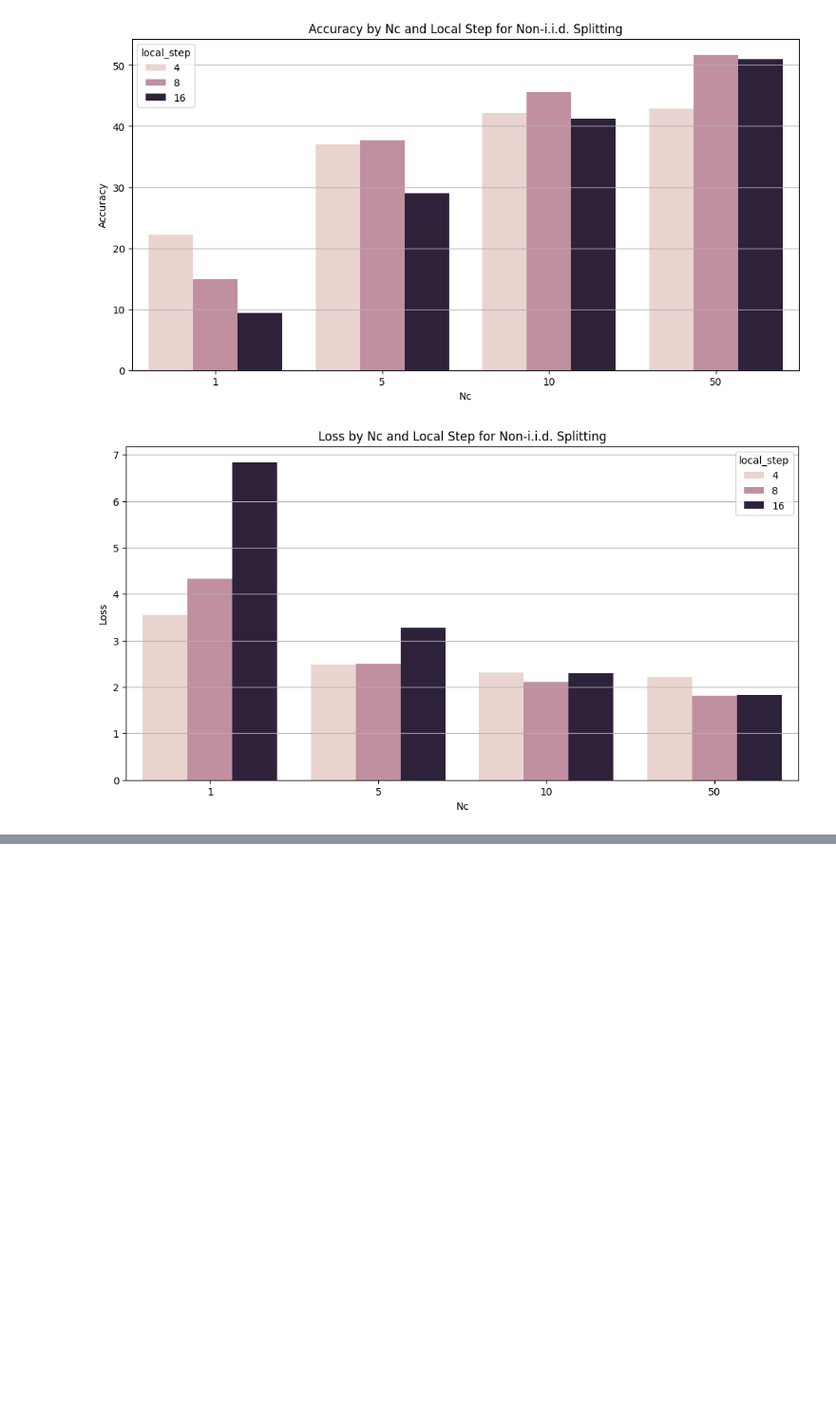
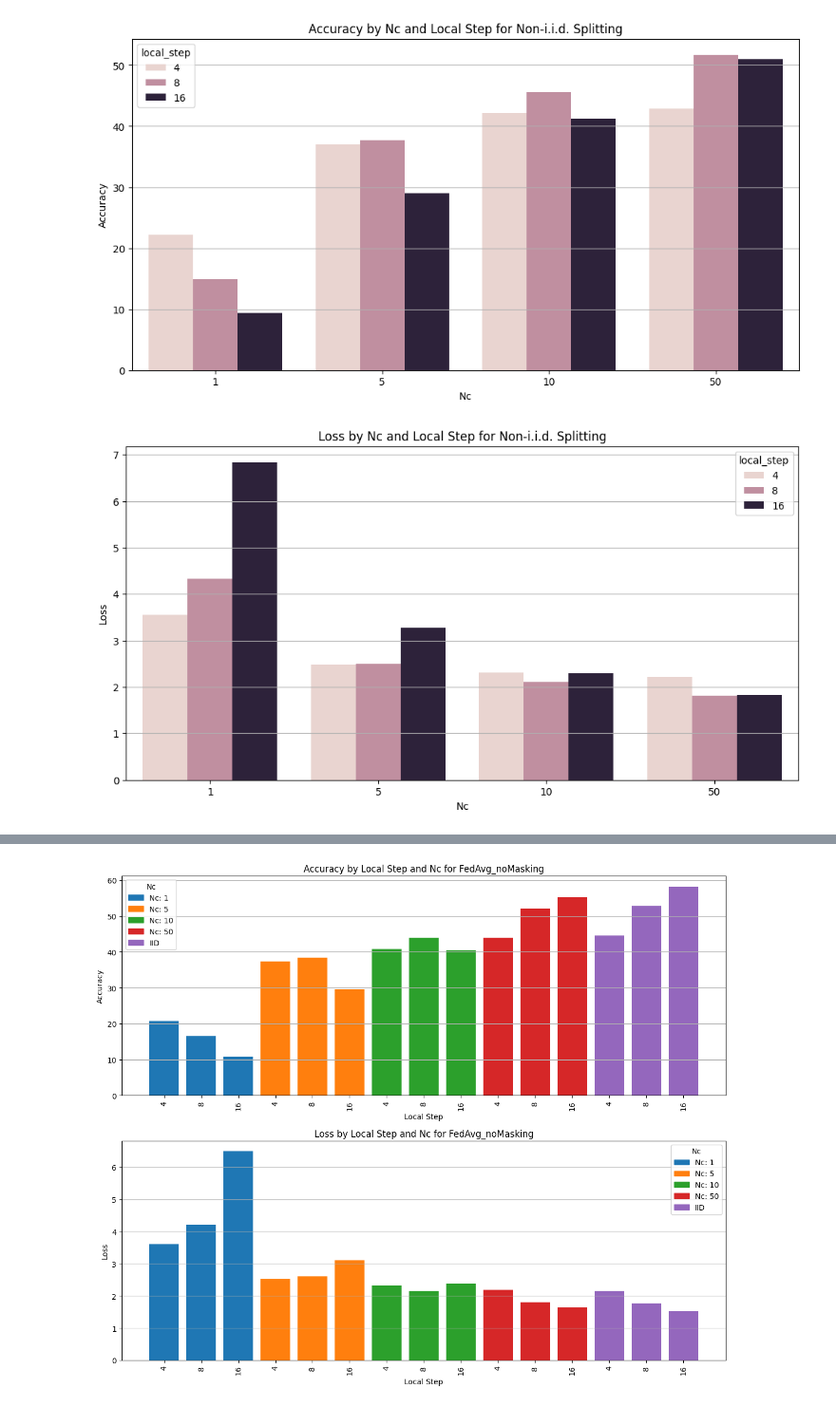
Before and after one commit to mohammad-rahbari/Federated-Learning-MLDL, a Jupyter notebook: notebooks/MLDL_results.ipynb, the cells around one changed output, grey strips where cells are left out. Shown at 95% size. Drawn from its saved outputs; the diff is of its cells as text; code cells hidden in the pictures; blank space fills up the shorter version.

```diff
--- a/notebooks/MLDL_results.ipynb
+++ b/notebooks/MLDL_results.ipynb
@@ -366,3 +308,11 @@ plt.show()
 # %% [output]
 [figure]
 [figure]
+# %%
+global_df1 = pd.read_csv("/content/drive/MyDrive/MLDL_FederatedLearning/csv/global_log.csv")
+global_df2 = pd.read_csv("/content/drive/MyDrive/MLDL_FederatedLearning/csv/global_logxin.csv")
+global_df = pd.concat([global_df1, global_df2])
+
+clien_df1 = pd.read_csv("/content/drive/MyDrive/MLDL_FederatedLearning/csv/client_log.csv")
+clien_df2 = pd.read_csv("/content/drive/MyDrive/MLDL_FederatedLearning/csv/client_logxin.csv")
+clien_df = pd.concat([clien_df1, clien_df2])
@@ -368,0 +420,54 @@ plt.show()
+# %%
+import matplotlib.pyplot as plt
+import seaborn as sns
+import numpy as np
+
+# Filter for FedAvg_noMasking records
+fedavg_nomasking_df = result_df[result_df['aggregation_method'] == 'FedAvg_noMasking']
+
+# Sort by Nc and then local_step
+fedavg_nomasking_df = fedavg_nomasking_df.sort_values(by=['Nc', 'local_step'])
+
+# Create a figure and a set of subplots
+fig, axes = plt.subplots(2, 1, figsize=(12, 10))
+
+# Get unique Nc values for coloring
+unique_ncs = fedavg_nomasking_df['Nc'].unique()
+color_map = dict(zip(unique_ncs, sns.color_palette('tab10', len(unique_ncs))))
+
+# Plot Accuracy
+ax1 = axes[0]
+colors_accuracy = fedavg_nomasking_df['Nc'].map(color_map)
+bars1 = ax1.bar(np.arange(len(fedavg_nomasking_df)), fedavg_nomasking_df['accuracy'], color=colors_accuracy)
+ax1.set_ylabel('Accuracy')
+ax1.set_title('Accuracy by Local Step and Nc for FedAvg_noMasking')
+ax1.set_xticks(np.arange(len(fedavg_nomasking_df))) # Set x-ticks for each bar
+ax1.set_xticklabels(fedavg_nomasking_df['local_step'].values, rotation=90) # Set x-labels to local_step
+ax1.set_xlabel('Local Step')
+ax1.grid(axis='y')
+
+# Add custom legend labels
+legend_labels = [f'Nc: {int(nc)}' if nc != 100 else 'IID' for nc in unique_ncs]
+legend_handles = [plt.Rectangle((0,0),1,1, color=color_map[nc]) for nc in unique_ncs]
+ax1.legend(legend_handles, legend_labels, title="Nc")
+
+
+# Plot Loss
+ax2 = axes[1]
+colors_loss = fedavg_nomasking_df['Nc'].map(color_map)
+bars2 = ax2.bar(np.arange(len(fedavg_nomasking_df)), fedavg_nomasking_df['loss'], color=colors_loss)
+ax2.set_ylabel('Loss')
+ax2.set_title('Loss by Local Step and Nc for FedAvg_noMasking')
+ax2.set_xticks(np.arange(len(fedavg_nomasking_df))) # Set x-ticks for each bar
+ax2.set_xticklabels(fedavg_nomasking_df['local_step'].values, rotation=90) # Set x-labels to local_step
+ax2.set_xlabel('Local Step')
+ax2.grid(axis='y')
+
+# Add custom legend labels
+ax2.legend(legend_handles, legend_labels, title="Nc")
+
+
+plt.tight_layout()
+plt.show()
+# %% [output]
+[figure, added]
```
Also changed, not shown: parts of 7 cells of this notebook.
